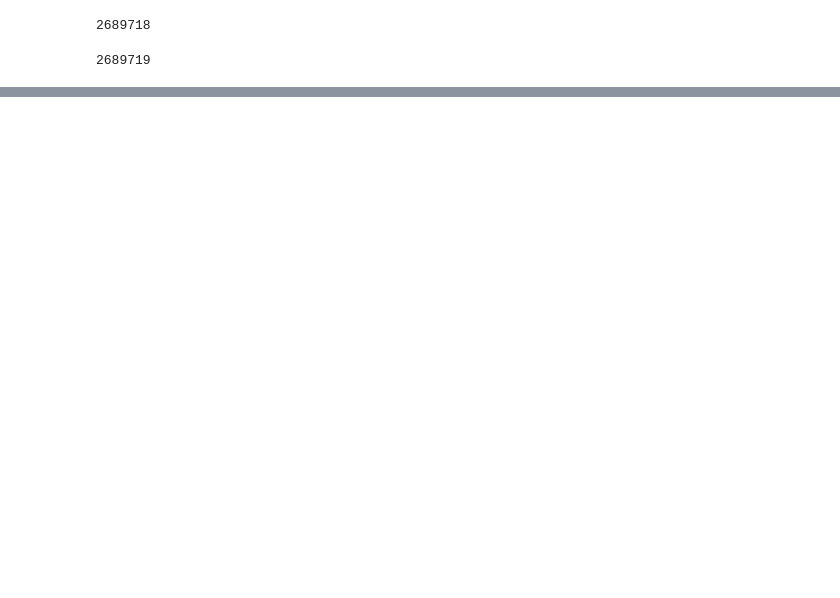
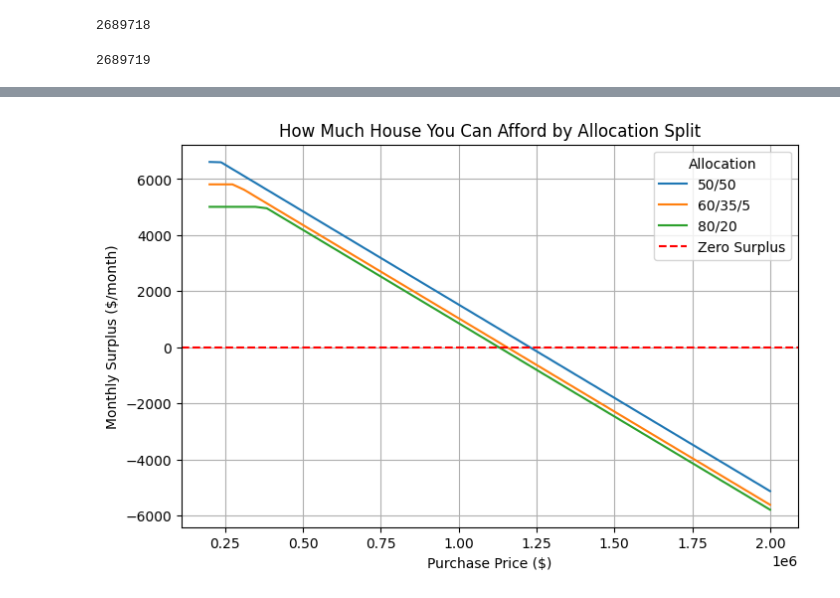
Before and after one commit to 1mattbecker/kinematics_analysis, a Jupyter notebook: code/scrap.ipynb, the cells around one changed output, grey strips where cells are left out. Cells and saved outputs as stored; diff of their text form; code cells hidden in the pictures; blank space fills up the shorter version.

```diff
--- a/code/scrap.ipynb
+++ b/code/scrap.ipynb
@@ -32,0 +1029,74 @@ total_frames_processed
+# %%
+import numpy as np
+import pandas as pd
+import matplotlib.pyplot as plt
+
+# Parameters (as per your scenario)
+total_savings = 470_000
+loan_balance = 350_000
+loan_rate = 0.065
+loan_term = 10
+mortgage_rate = 0.07
+mortgage_term = 30
+income = 260_000
+living = 165_000
+
+# Allocation splits to compare
+splits = [
+    {'label': '50/50',      'd_pct': 0.5,  't_pct': 0.5},
+    {'label': '80/20',      'd_pct': 0.8,  't_pct': 0.2},
+    {'label': '60/35/5',    'd_pct': 0.6,  't_pct': 0.35}
+]
+
+# Range of purchase prices to test
+purchase_prices = np.linspace(200_000, 2_000_000, 50)
+
+# Collect results
+all_results = []
+
+for split in splits:
+    results = []
+    for P in purchase_prices:
+        dp = total_savings * split['d_pct']
+        lp = total_savings * split['t_pct']
+
+        # Mortgage principal
+        mP = max(P - dp, 0)
+        # Loan principal after extra payoff
+        xtra_loan = min(lp, loan_balance)
+        lP = max(loan_balance - xtra_loan, 0)
+
+        # Monthly payments
+        m_pay = (mP * (mortgage_rate / 12) * (1 + mortgage_rate / 12) ** (mortgage_term * 12) /
+                 ((1 + mortgage_rate / 12) ** (mortgage_term * 12) - 1)) if mP > 0 else 0
+        l_pay = (lP * (loan_rate / 12) * (1 + loan_rate / 12) ** (loan_term * 12) /
+                 ((1 + loan_rate / 12) ** (loan_term * 12) - 1)) if lP > 0 else 0
+
+        surplus = income / 12 - living / 12 - (m_pay + l_pay)
+
+        results.append({
+            'Purchase Price': P,
+            'Monthly Surplus': surplus
+        })
+    df_split = pd.DataFrame(results)
+    df_split['Allocation'] = split['label']
+    all_results.append(df_split)
+
+# Combine into one DataFrame
+df_compare = pd.concat(all_results, ignore_index=True)
+
+# Display the combined DataFrame
+
+# Plot Purchase Price vs Monthly Surplus for each allocation
+plt.figure(figsize=(8, 5))
+for label, group in df_compare.groupby('Allocation'):
+    plt.plot(group['Purchase Price'], group['Monthly Surplus'], label=label)
+plt.axhline(0, color='red', linestyle='--', label='Zero Surplus')
+plt.xlabel('Purchase Price ($)')
+plt.ylabel('Monthly Surplus ($/month)')
+plt.title('How Much House You Can Afford by Allocation Split')
+plt.legend(title='Allocation')
+plt.grid(True)
+plt.show()
+# %% [output]
+[figure, added]
```
Also changed, not shown: parts of 12 cells of this notebook, 10 other files.
